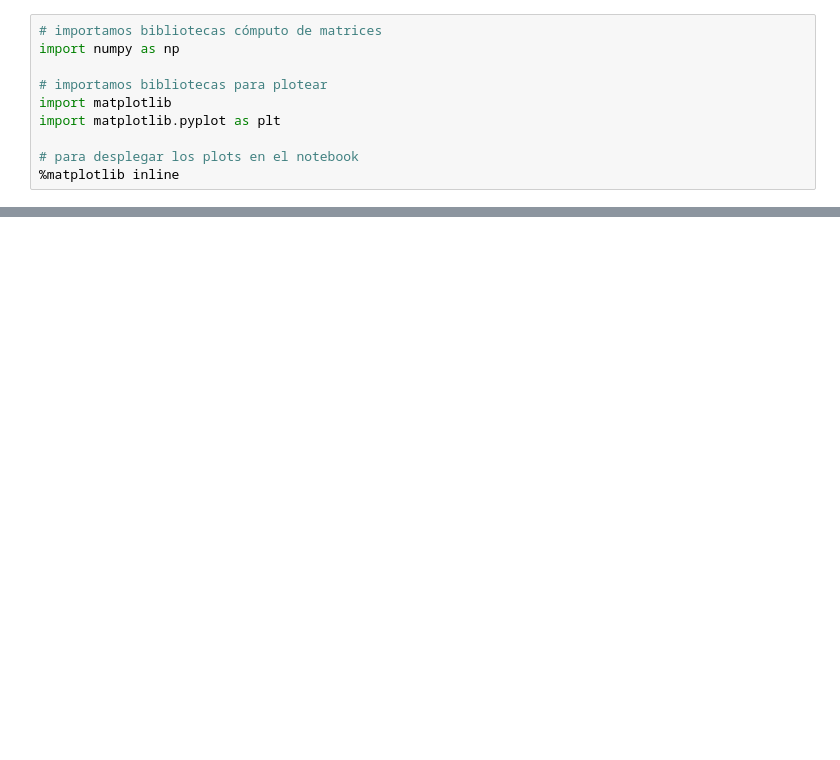
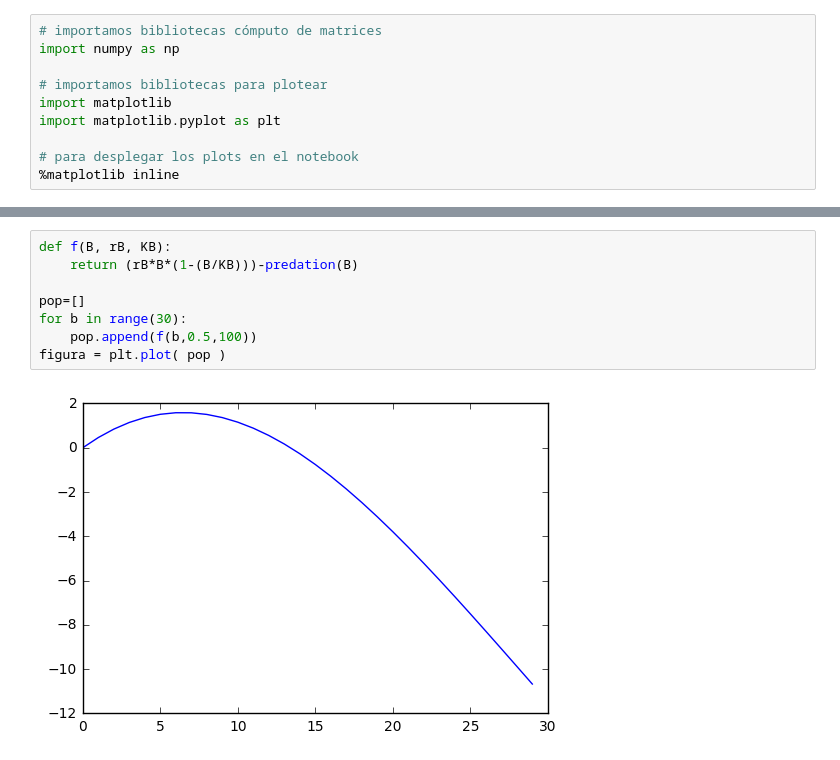
Before and after one commit to rgarcia-herrera/sistemas-dinamicos, a Jupyter notebook: Budworm.ipynb, the cells around one changed output, grey strips where cells are left out. Drawn from its saved outputs; the diff is of its cells as text; blank space fills up the shorter version.

```diff
--- a/Budworm.ipynb
+++ b/Budworm.ipynb
@@ -21,0 +21,10 @@ figura = plt.plot( pb )
+# %%
+def f(B, rB, KB):
+    return (rB*B*(1-(B/KB)))-predation(B)
+
+pop=[]
+for b in range(30):
+    pop.append(f(b,0.5,100))
+figura = plt.plot( pop )
+# %% [output]
+[figure, added]
```
Also changed, not shown: parts of 4 cells of this notebook.
